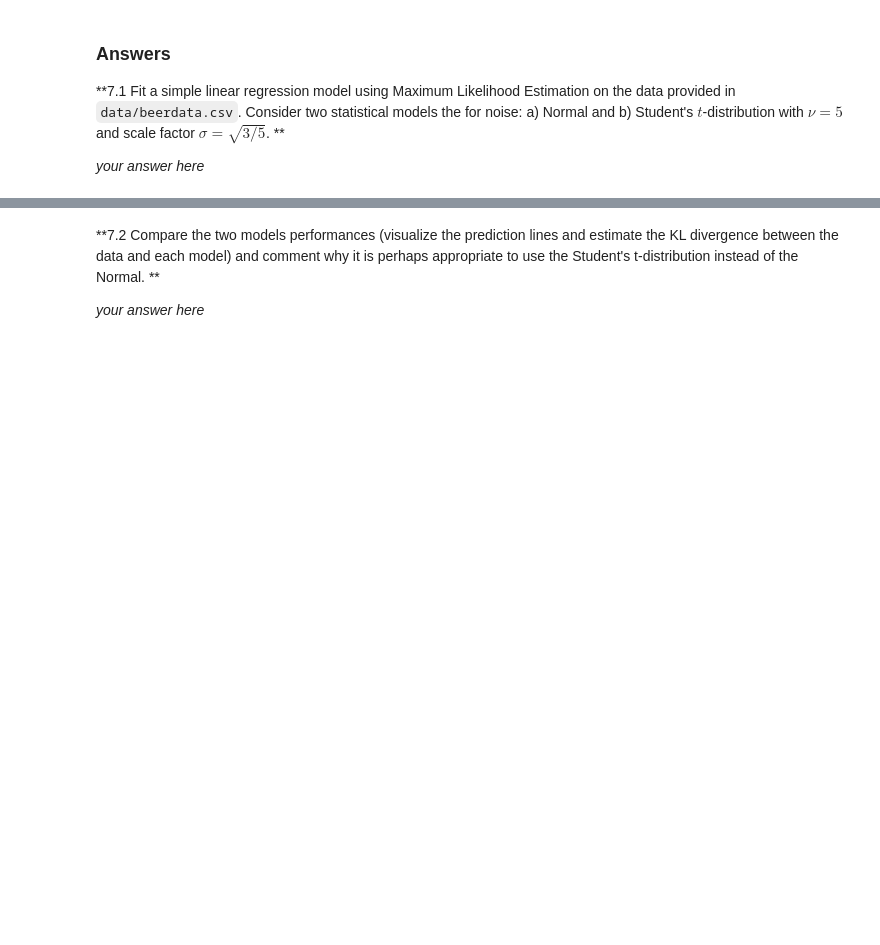
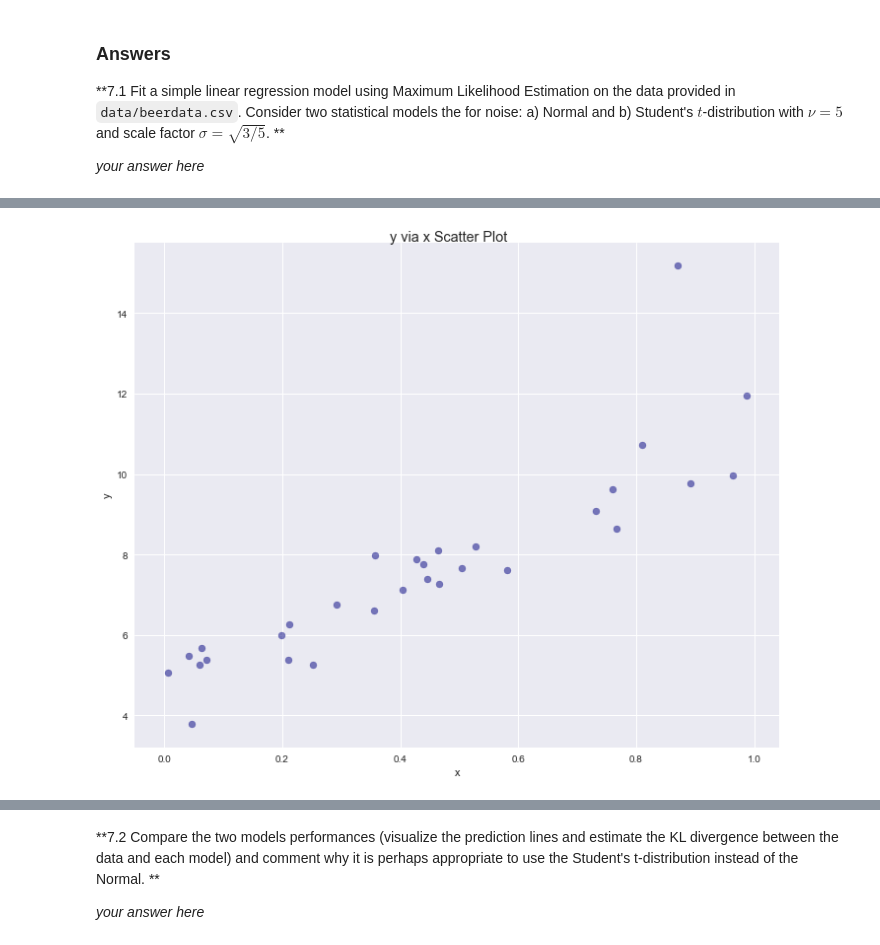
Before and after one commit to avrielepps/CS109AHW, a Jupyter notebook: cs109a_hw3_209/cs109a_hw3_209.ipynb, the cells around one changed output, grey strips where cells are left out. Drawn from its saved outputs; the diff is of its cells as text; code cells hidden in the pictures; blank space fills up the shorter version.

```diff
--- a/cs109a_hw3_209/cs109a_hw3_209.ipynb
+++ b/cs109a_hw3_209/cs109a_hw3_209.ipynb
@@ -53,0 +48,3 @@ from scipy.stats import norm
+# %%
+df = pd.read_csv('data/beerdata.csv', sep=",")
+display(df.head())
@@ -54,2 +58,14 @@ from scipy.stats import norm
+# %%
+#### Plot the data
+sns.set(color_codes=True)
+fig, ax = plt.subplots(figsize=(10, 8))
+ax.scatter(df.x, df.y, alpha=0.5, color='navy')
+fig.suptitle('y via x Scatter Plot')
+fig.tight_layout(pad=2);
+ax.set_xlabel('x')
+ax.set_ylabel('y')
+ax.grid(True)
+# %% [output]
+[figure, added]
 # %%
 #### Generate the ordinary least squares model (OLS)
```
Also changed, not shown: parts of 7 cells of this notebook.
